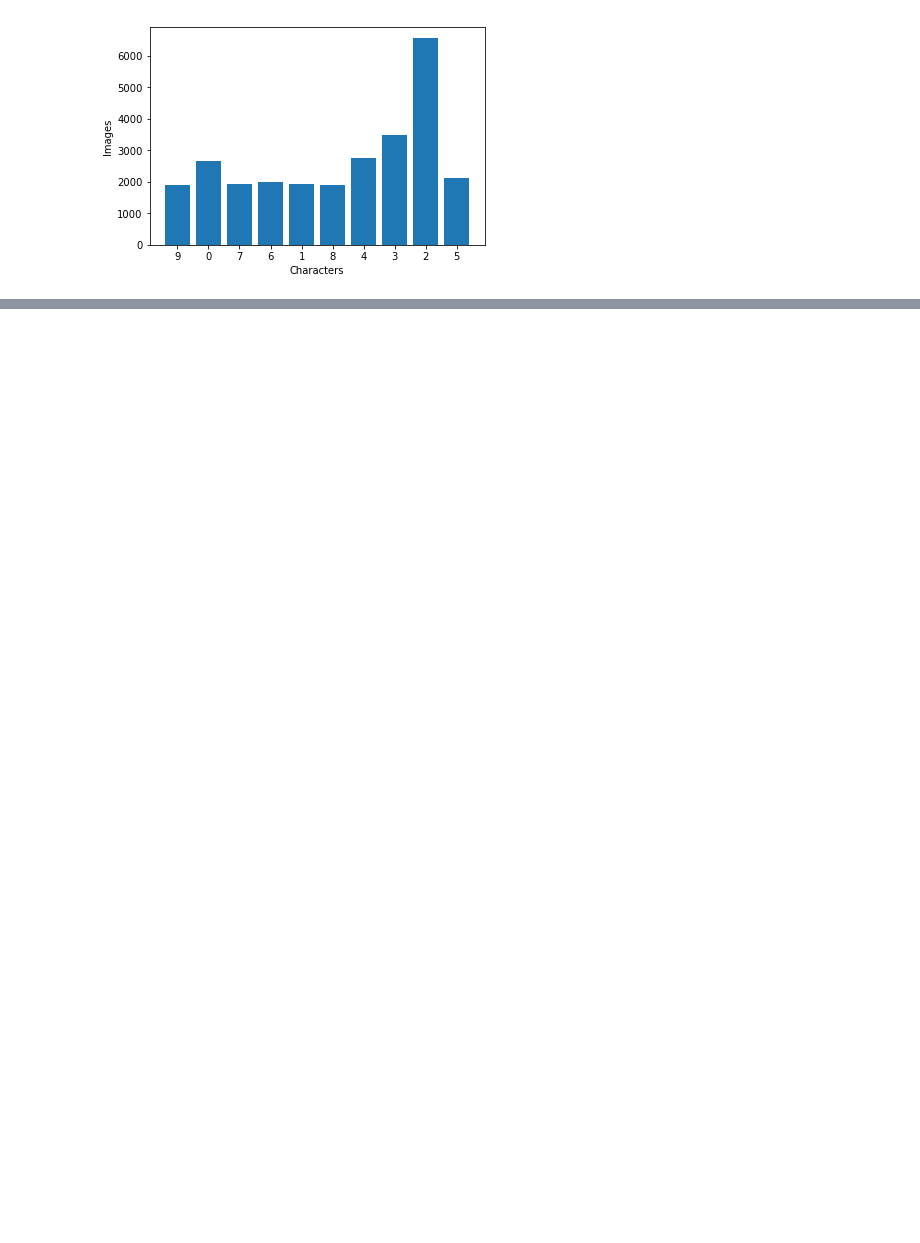
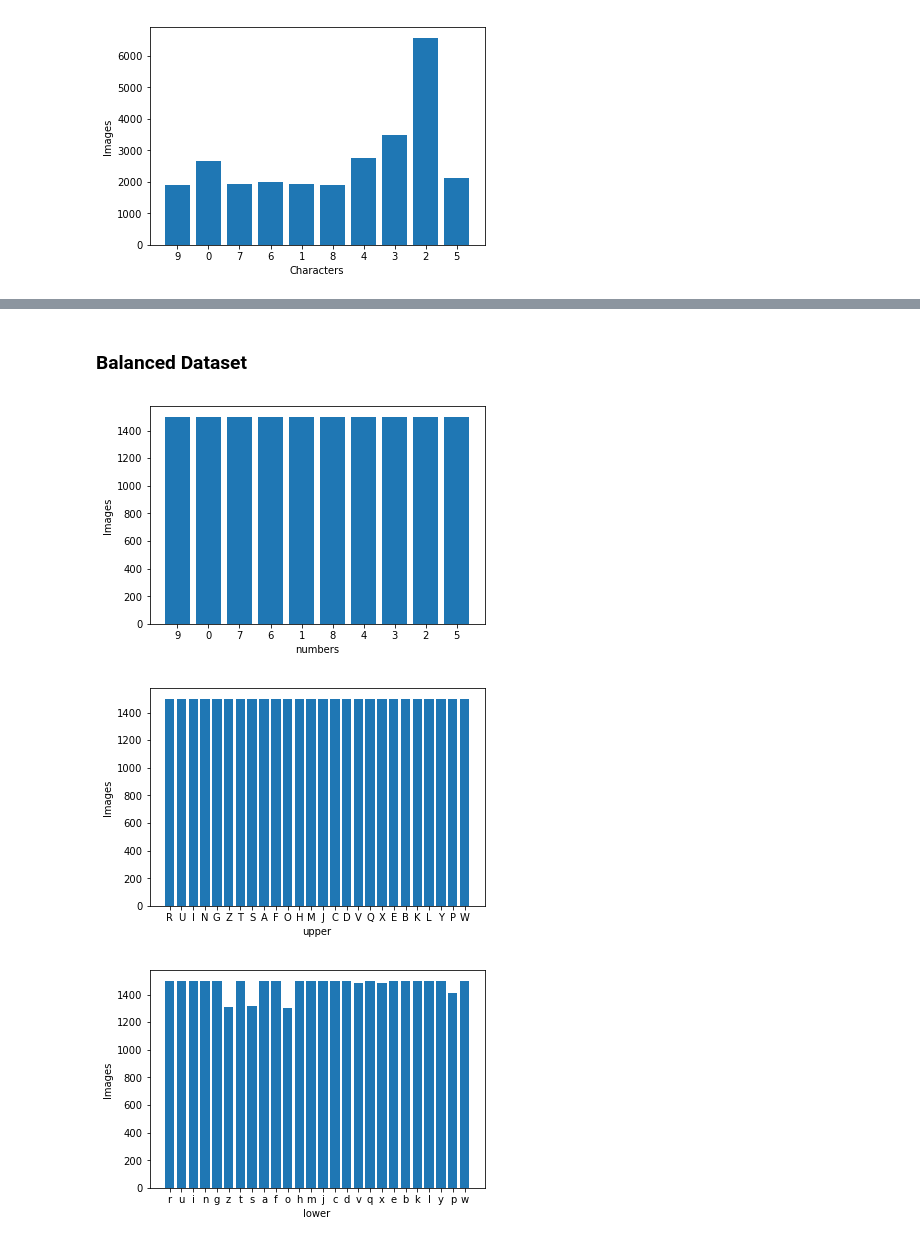
Before and after one commit to Praneet9/Handwriting_Recognition, a Jupyter notebook: Dataset_Collection.ipynb, the cells around one changed output, grey strips where cells are left out. Cells and saved outputs as stored; diff of their text form; code cells hidden in the pictures; blank space fills up the shorter version.

Commit message:
balanced dataset

```diff
--- a/Dataset_Collection.ipynb
+++ b/Dataset_Collection.ipynb
@@ -96,0 +79,25 @@ plt.show()
+# %%
+path = '/Users/praneet/Downloads/final/'
+for char_type in os.listdir(path):
+    if char_type == '.DS_Store':
+        continue
+    os.mkdir('dataset/'+char_type)
+    for character in tqdm(os.listdir(path+char_type)):
+        if character == '.DS_Store':
+            continue
+        os.mkdir('dataset/'+char_type+'/'+character)
+        images = os.listdir(path+char_type+'/'+character)
+        try:
+            del images[images.index('.DS_Store')]
+        except:
+            pass
+        for _ in range(1500):
+            total = len(images)
+            if total < 1:
+                break
+            number = random.randint(0, total-1)
+            image = cv2.imread(path+char_type+'/'+character+'/'+images[number])
+            cv2.imwrite('dataset/'+char_type+'/'+character+'/'+images[number], image)
+            del images[number]
+# %% [markdown]
+### Balanced Dataset
@@ -96,0 +107,19 @@ plt.show()
+# %%
+for char_type in os.listdir('dataset/'):
+    if char_type == '.DS_Store':
+        continue
+    x = []
+    y = []
+    for characters in os.listdir('dataset/' + char_type):
+        if characters == '.DS_Store':
+            continue
+        y.append(len(os.listdir('dataset/' + char_type + '/' + characters)))
+        x.append(characters)
+    plt.bar(x, y, align='center')
+    plt.xlabel(char_type)
+    plt.ylabel('Images')
+    plt.show()
+# %% [output]
+[figure, added]
+[figure, added]
+[figure, added]
```
Also changed, not shown: parts of 7 cells of this notebook.
